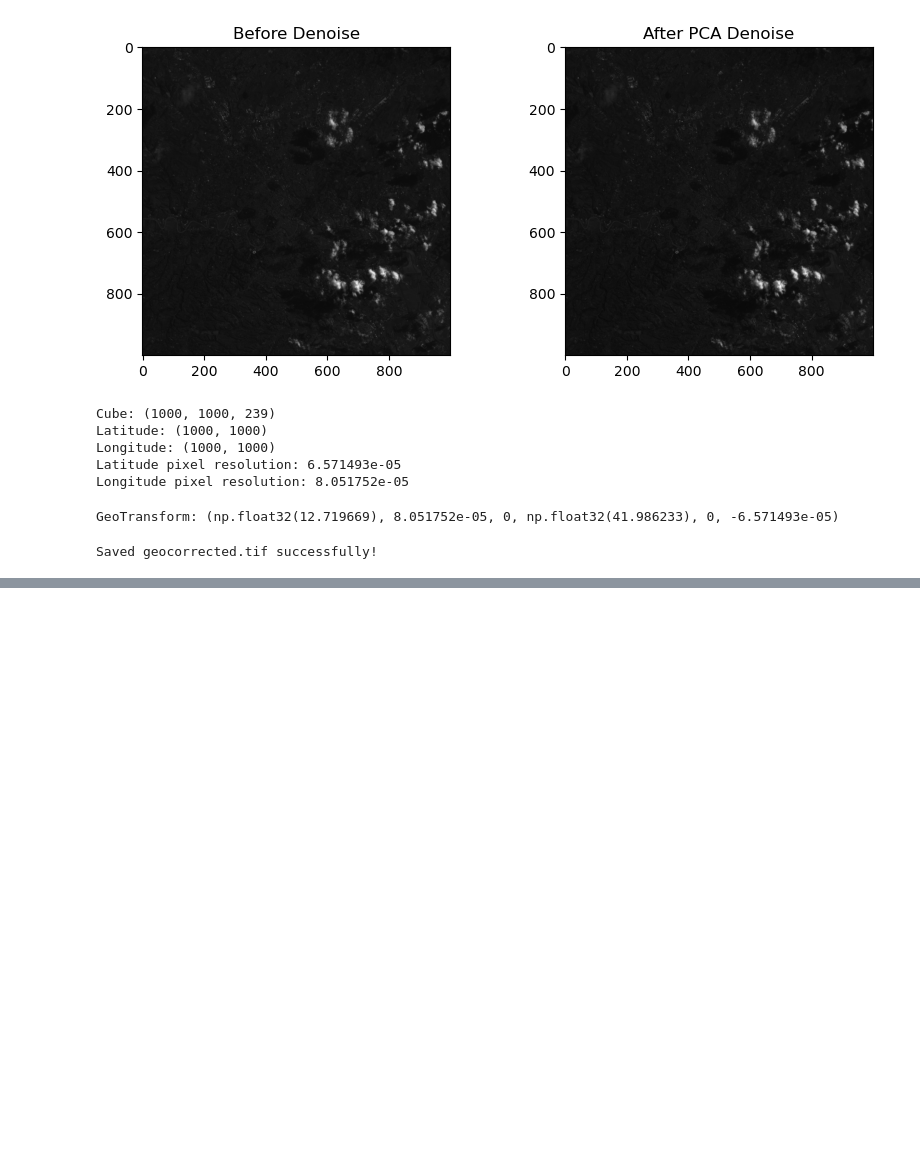
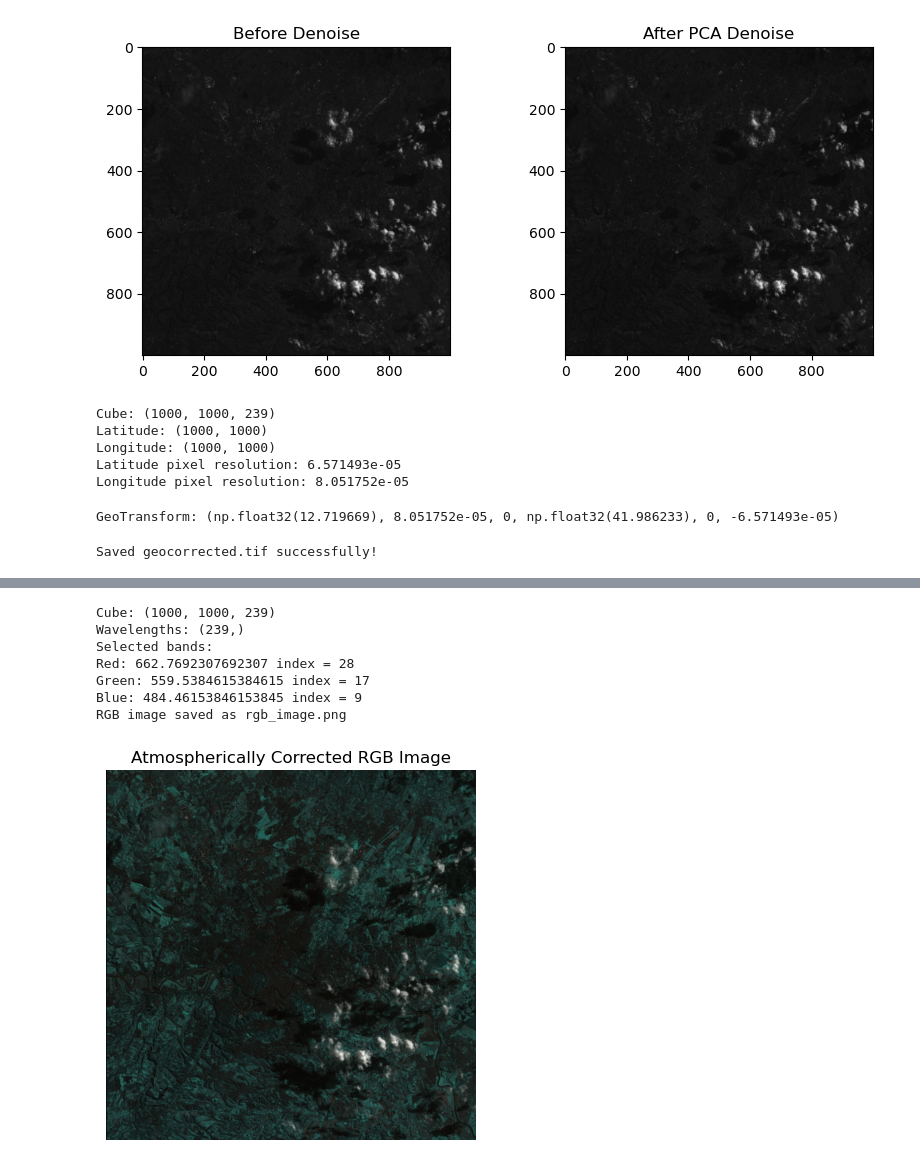
Before and after one commit to Daljit777/hyperspec_project, a Jupyter notebook: project.ipynb, the cells around one changed output, grey strips where cells are left out. Cells and saved outputs as stored; diff of their text form; code cells hidden in the pictures; blank space fills up the shorter version.

```diff
--- a/project.ipynb
+++ b/project.ipynb
@@ -412,0 +449,64 @@ print("Saved quac_corrected.tif successfully!")
+# %%
+# rgb image
+import numpy as np
+import matplotlib.pyplot as plt
+
+# === Load corrected data ===
+cube = np.load("/home/daljit/hyperspec_project/quac_reflectance.npy")
+wl = np.load("/home/daljit/hyperspec_project/wavelengths_fixed.npy")
+
+print("Cube:", cube.shape)
+print("Wavelengths:", wl.shape)
+
+# === Define RGB target wavelengths ===
+target_R = 660   # nm
+target_G = 560
+target_B = 480
+
+# === Find closest bands ===
+idx_R = np.argmin(np.abs(wl - target_R))
+idx_G = np.argmin(np.abs(wl - target_G))
+idx_B = np.argmin(np.abs(wl - target_B))
+
+print("Selected bands:")
+print("Red:", wl[idx_R], "index =", idx_R)
+print("Green:", wl[idx_G], "index =", idx_G)
+print("Blue:", wl[idx_B], "index =", idx_B)
+
+# === Extract RGB channels ===
+R = cube[:, :, idx_R]
+G = cube[:, :, idx_G]
+B = cube[:, :, idx_B]
+
+# === Normalize channels ===
+def norm(x):
+    x = x - x.min()
+    if x.max() > 0:
+        x = x / x.max()
+    return x
+
+R = norm(R)
+G = norm(G)
+B = norm(B)
+
+# === Stack into RGB ===
+rgb = np.dstack([R, G, B])
+
+# === Display ===
+plt.imshow(rgb)
+plt.title("Atmospherically Corrected RGB Image")
+plt.axis("off")
+
+# Save image
+plt.savefig("/home/daljit/hyperspec_project/rgb_image.png", dpi=300, bbox_inches="tight")
+
+print("RGB image saved as rgb_image.png")
+# %% [output]
+Cube: (1000, 1000, 239)
+Wavelengths: (239,)
+Selected bands:
+Red: 662.7692307692307 index = 28
+Green: 559.5384615384615 index = 17
+Blue: 484.46153846153845 index = 9
+RGB image saved as rgb_image.png
+[figure, added]
```
Also changed, not shown: parts of 9 cells of this notebook.
